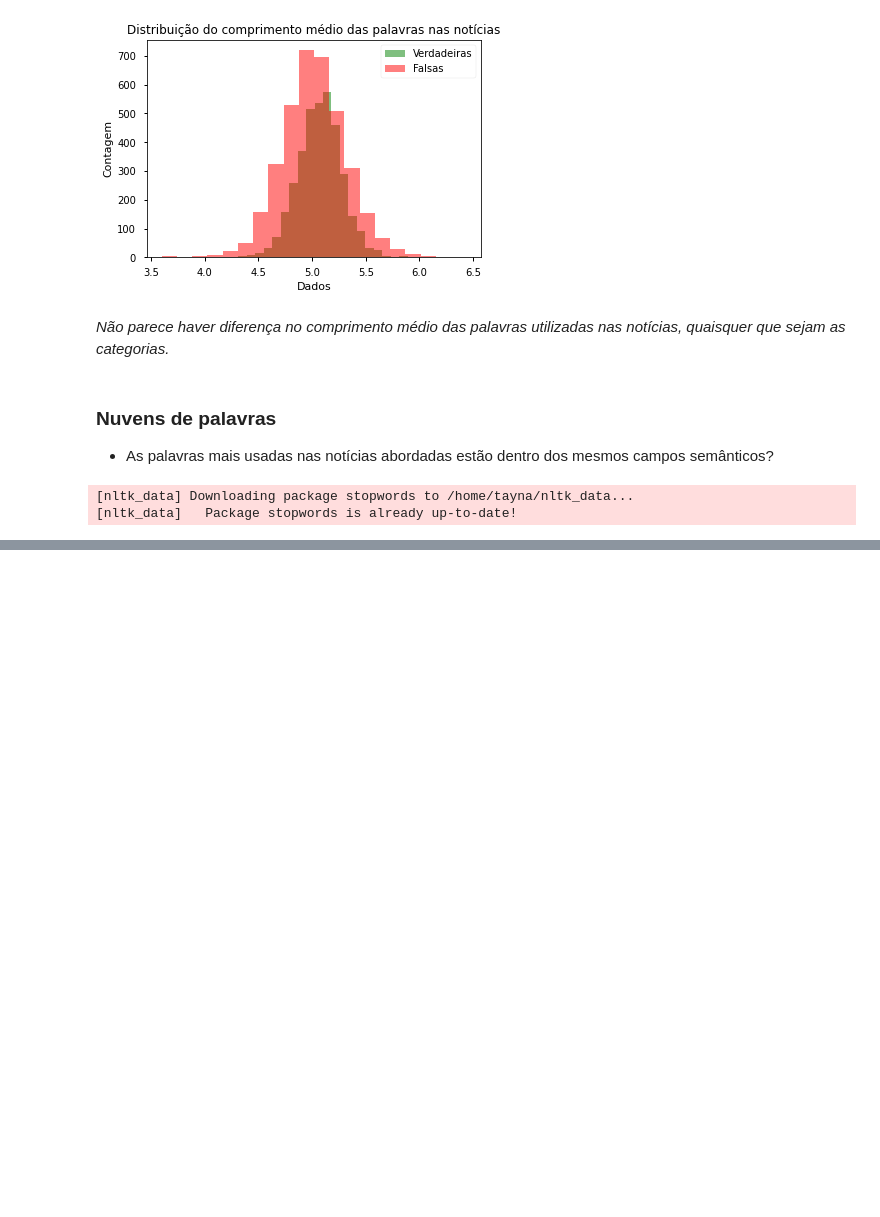
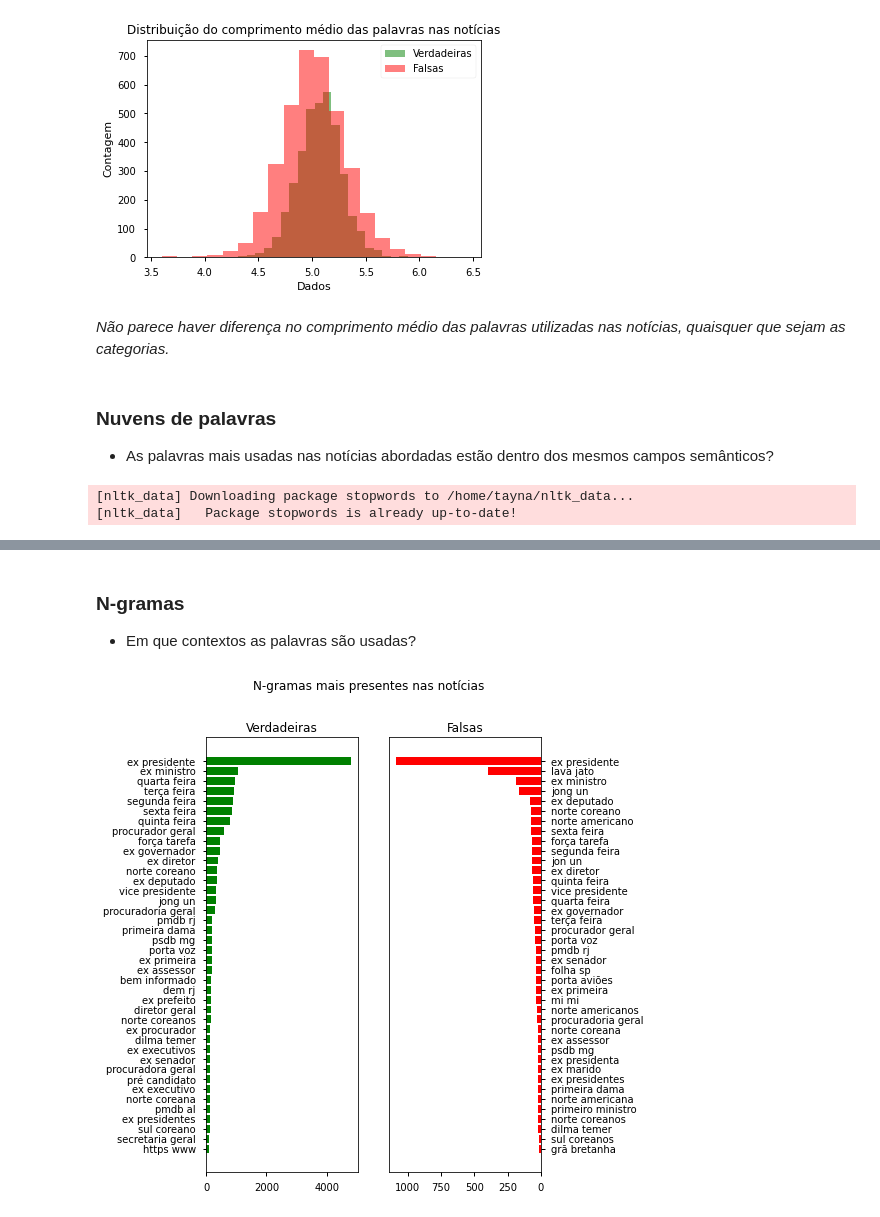
Before and after one commit to atlantico-academy/apura, a Jupyter notebook: notebooks/01 - Exploratory Data Analysis.ipynb, the cells around one changed output, grey strips where cells are left out. Cells and saved outputs as stored; diff of their text form; code cells hidden in the pictures; blank space fills up the shorter version.

```diff
--- a/notebooks/01 - Exploratory Data Analysis.ipynb
+++ b/notebooks/01 - Exploratory Data Analysis.ipynb
@@ -168,0 +175,13 @@ plt.show()
+# %% [markdown]
+### N-gramas
+- Em que contextos as palavras são usadas?
+# %%
+true_corpus = process.create_corpus(news_df[news_df.label == 'true'].text)
+fake_corpus = process.create_corpus(news_df[news_df.label == 'fake'].text)
+
+true_n_gram = process.get_top_ngram(corpus = true_corpus, n=2, top=40, stop_words=stop)
+fake_n_gram = process.get_top_ngram(corpus = fake_corpus, n=2, top=40, stop_words=stop)
+
+visualize.show_ngrams(true_n_gram, fake_n_gram)
+# %% [output]
+[figure, added]
```
Also changed, not shown: parts of 10 cells of this notebook.
